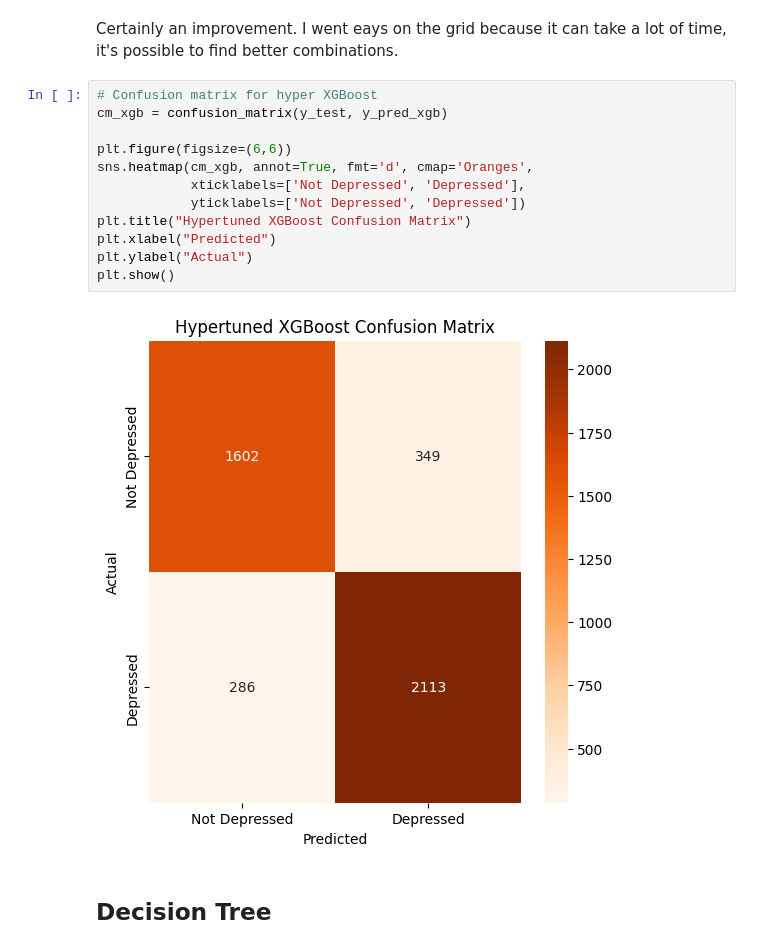
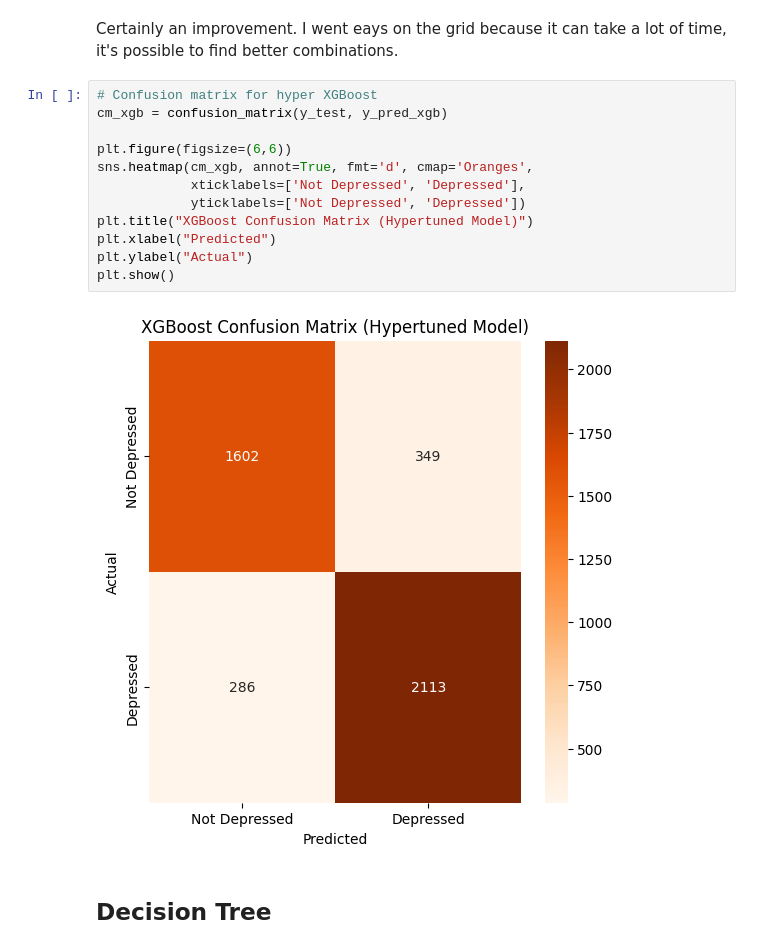
Before and after one commit to Ju-Ri-Oh/projects, a Jupyter notebook: mastery_project/mastery_project.ipynb, the cells around one changed output. Drawn from its saved outputs; the diff is of its cells as text.

```diff
--- a/mastery_project/mastery_project.ipynb
+++ b/mastery_project/mastery_project.ipynb
@@ -1549,17 +1622,17 @@ Certainly an improvement. I went eays on the grid because it can take a lot of t
 # %%
 # Confusion matrix for hyper XGBoost
 cm_xgb = confusion_matrix(y_test, y_pred_xgb)
 
 plt.figure(figsize=(6,6))
 sns.heatmap(cm_xgb, annot=True, fmt='d', cmap='Oranges',
             xticklabels=['Not Depressed', 'Depressed'],
             yticklabels=['Not Depressed', 'Depressed'])
-plt.title("Hypertuned XGBoost Confusion Matrix")
+plt.title("XGBoost Confusion Matrix (Hypertuned Model)")
 plt.xlabel("Predicted")
 plt.ylabel("Actual")
 plt.show()
 # %% [output]
-[figure, old version]
+[figure, new version]
 # %% [markdown]
 ## Decision Tree
 # %%
```
Also changed, not shown: parts of 27 cells of this notebook.
